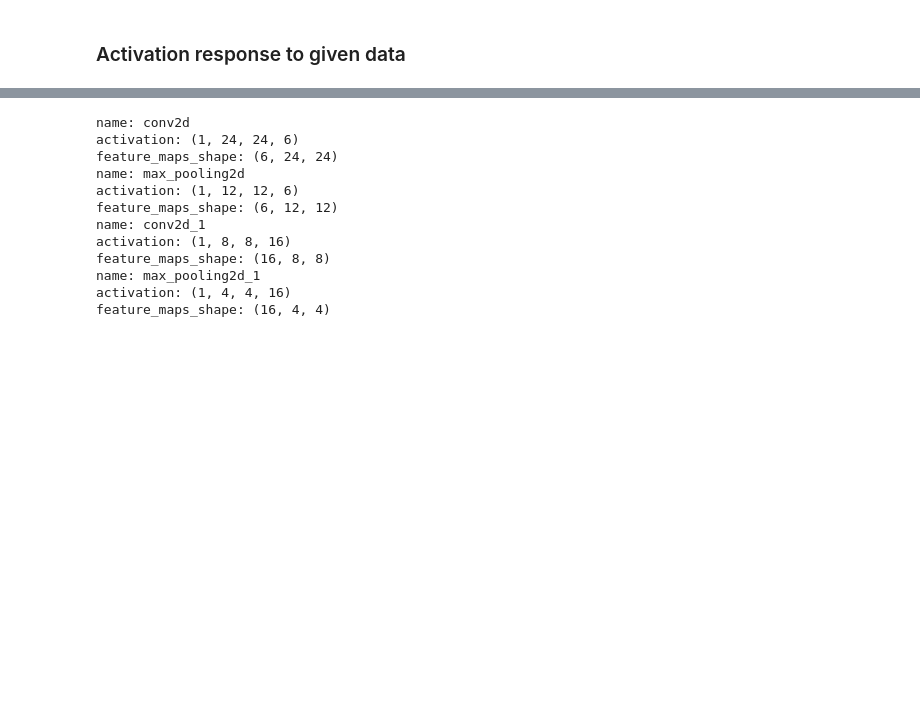
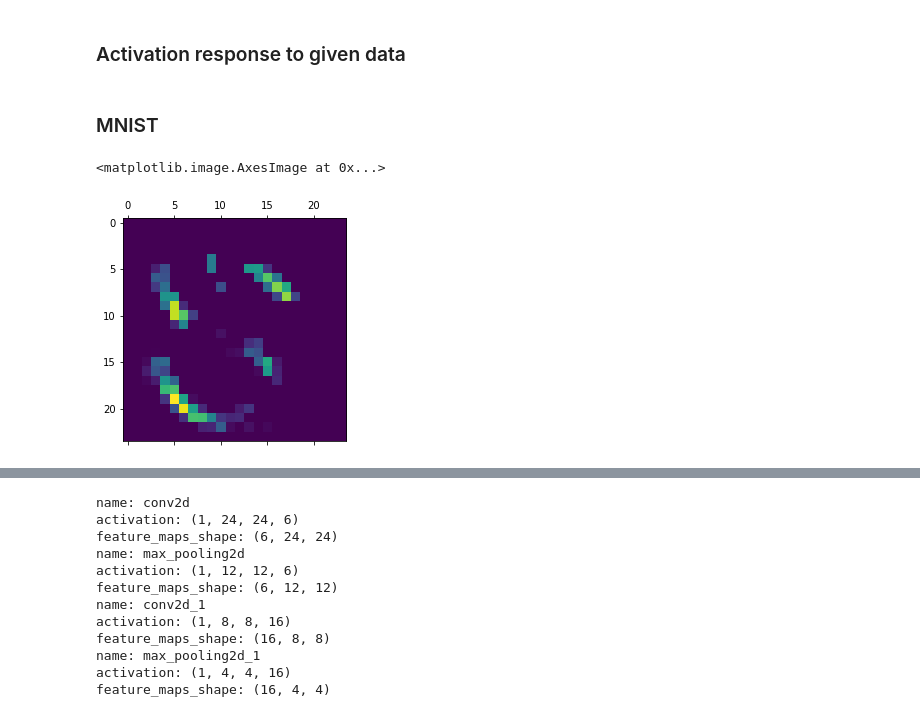
Before and after one commit to choonkiattay/Tensorflow_Image_Classification, a Jupyter notebook: VisualizationNotebook.ipynb, the cells around one changed output, grey strips where cells are left out. Cells and saved outputs as stored; diff of their text form; code cells hidden in the pictures; blank space fills up the shorter version.

```diff
--- a/VisualizationNotebook.ipynb
+++ b/VisualizationNotebook.ipynb
@@ -78,6 +85,6 @@ Trainable params: 44,426
 Non-trainable params: 0
 _________________________________________________________________
 # %%
-model.fit(train_data, train_label, epochs=2, batch_size=128, validation_data=(test_data, test_label), callbacks=[cp_callback])
+model.fit(train_data, train_label, epochs=8, batch_size=64, validation_data=(test_data, test_label), callbacks=[cp_callback])
 # %% [output]
 Train on 60000 samples, validate on 10000 samples
@@ -168,3 +183,3 @@ plt.matshow(test_img)
 # %%
-img_tensor = np.expand_dims(target_img, axis=0)
+img_tensor_mnist = np.expand_dims(target_img_mnist, axis=0)
 # %%
@@ -200,6 +223,13 @@ img_tensor.shape
 (1, 28, 28, 1)
 # %% [markdown]
 ### Activation response to given data
+# %% [markdown]
+### MNIST
 # %%
-activations = activation_model.predict(img_tensor)
+activations = activation_model.predict(img_tensor_mnist)
 first_layer_activation = activations[0]
+# %%
+plt.matshow(first_layer_activation[0, :, :, 0], cmap='viridis')
+# %% [output]
+<matplotlib.image.AxesImage at 0x...>
+[figure, added]
```
Also changed, not shown: parts of 41 cells of this notebook, 3 other files.
